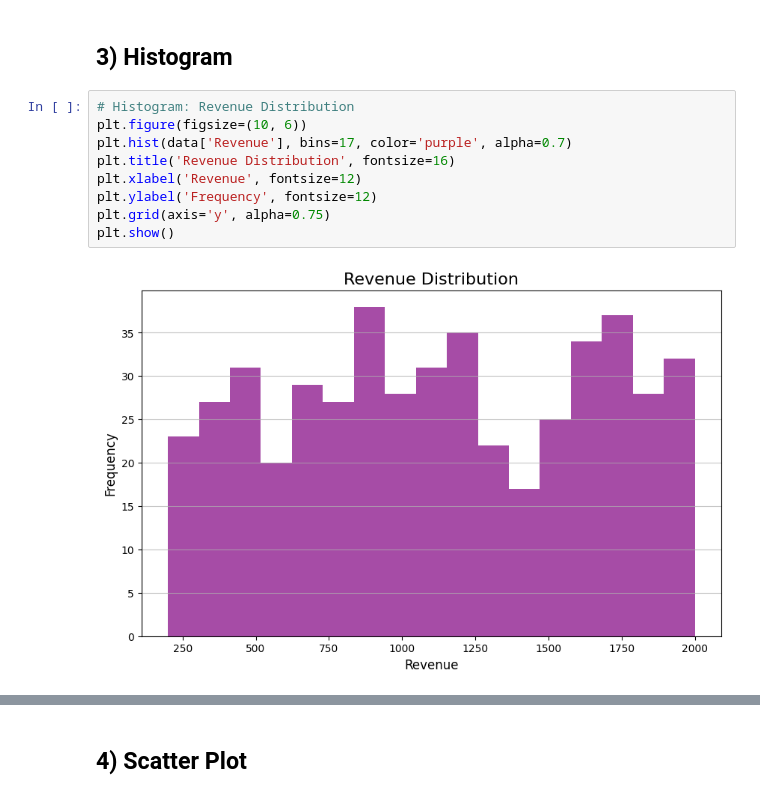
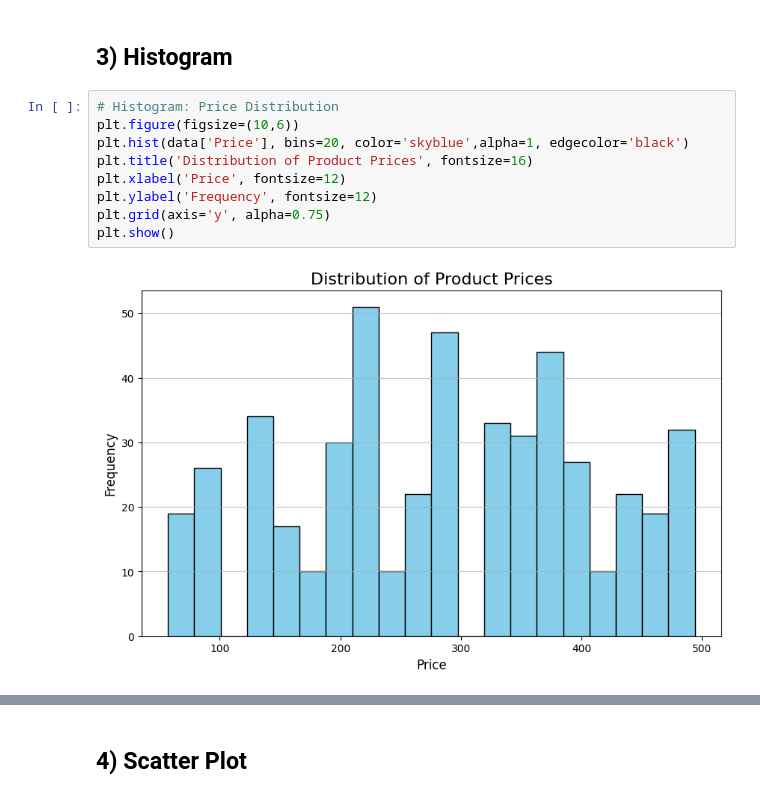
Before and after one commit to SobiaNoorAI/Data-Seekho-Data-Science-Mastery-Program, a Jupyter notebook: MODULE 3: DATA VISUALIZATION AND ANALYSIS/Assignment 1: Exploring Visualizations with Power BI, Matplotlib, and Seaborn/Python_Visualization_(Matplotlib_Seaborn).ipynb, the cells around one changed output, grey strips where cells are left out. Cells and saved outputs as stored; diff of their text form.

```diff
--- a/MODULE 3: DATA VISUALIZATION AND ANALYSIS/Assignment 1: Exploring Visualizations with Power BI, Matplotlib, and Seaborn/Python_Visualization_(Matplotlib_Seaborn).ipynb
+++ b/MODULE 3: DATA VISUALIZATION AND ANALYSIS/Assignment 1: Exploring Visualizations with Power BI, Matplotlib, and Seaborn/Python_Visualization_(Matplotlib_Seaborn).ipynb
@@ -83,13 +65,13 @@ plt.show()
 # %% [markdown]
 ## 3) Histogram
 # %%
-# Histogram: Revenue Distribution
-plt.figure(figsize=(10, 6))
-plt.hist(data['Revenue'], bins=17, color='purple', alpha=0.7)
-plt.title('Revenue Distribution', fontsize=16)
-plt.xlabel('Revenue', fontsize=12)
+# Histogram: Price Distribution
+plt.figure(figsize=(10,6))
+plt.hist(data['Price'], bins=20, color='skyblue',alpha=1, edgecolor='black')
+plt.title('Distribution of Product Prices', fontsize=16)
+plt.xlabel('Price', fontsize=12)
 plt.ylabel('Frequency', fontsize=12)
 plt.grid(axis='y', alpha=0.75)
 plt.show()
 # %% [output]
-[figure, old version]
+[figure, new version]
```
Also changed, not shown: parts of 10 cells of this notebook.
